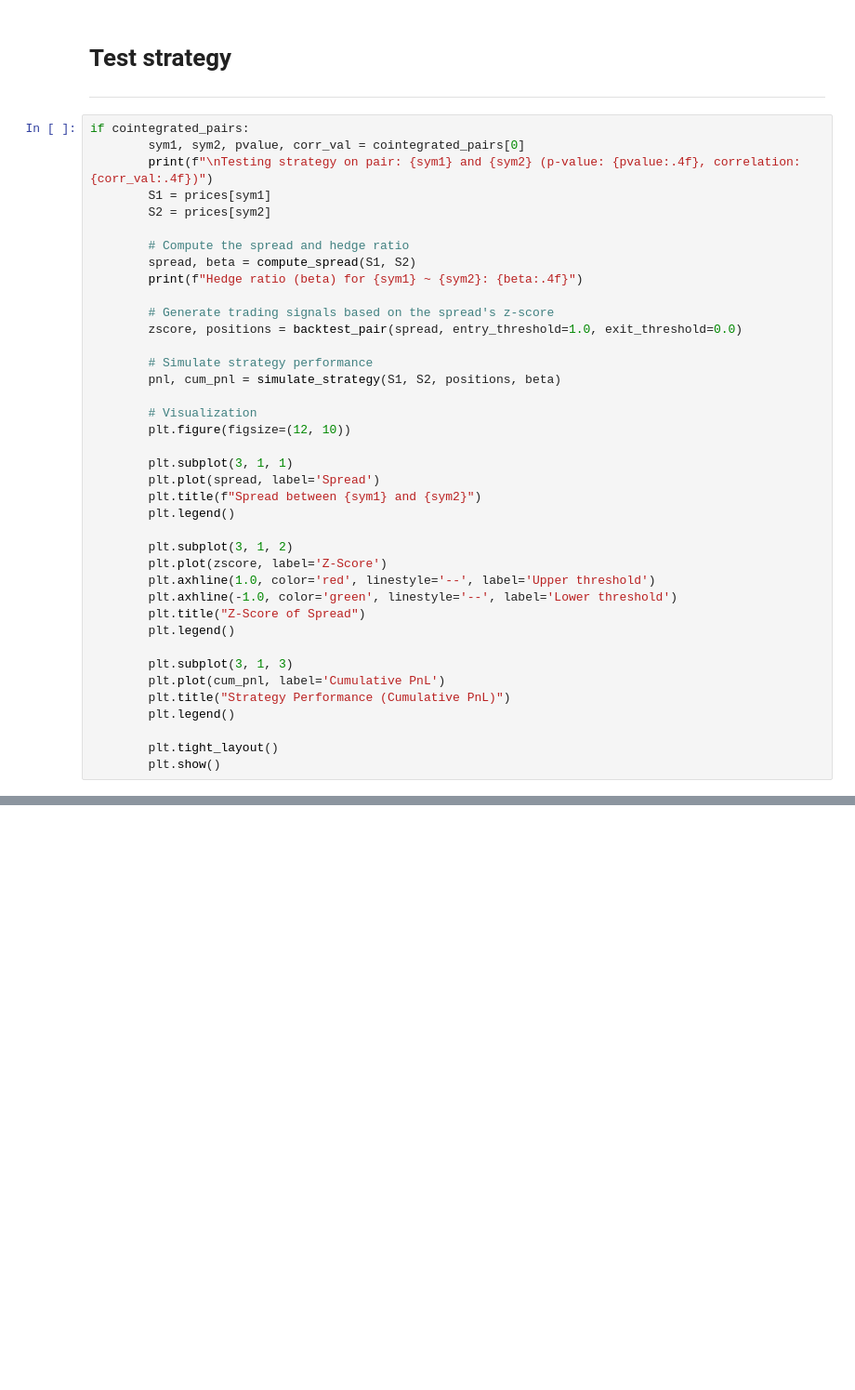
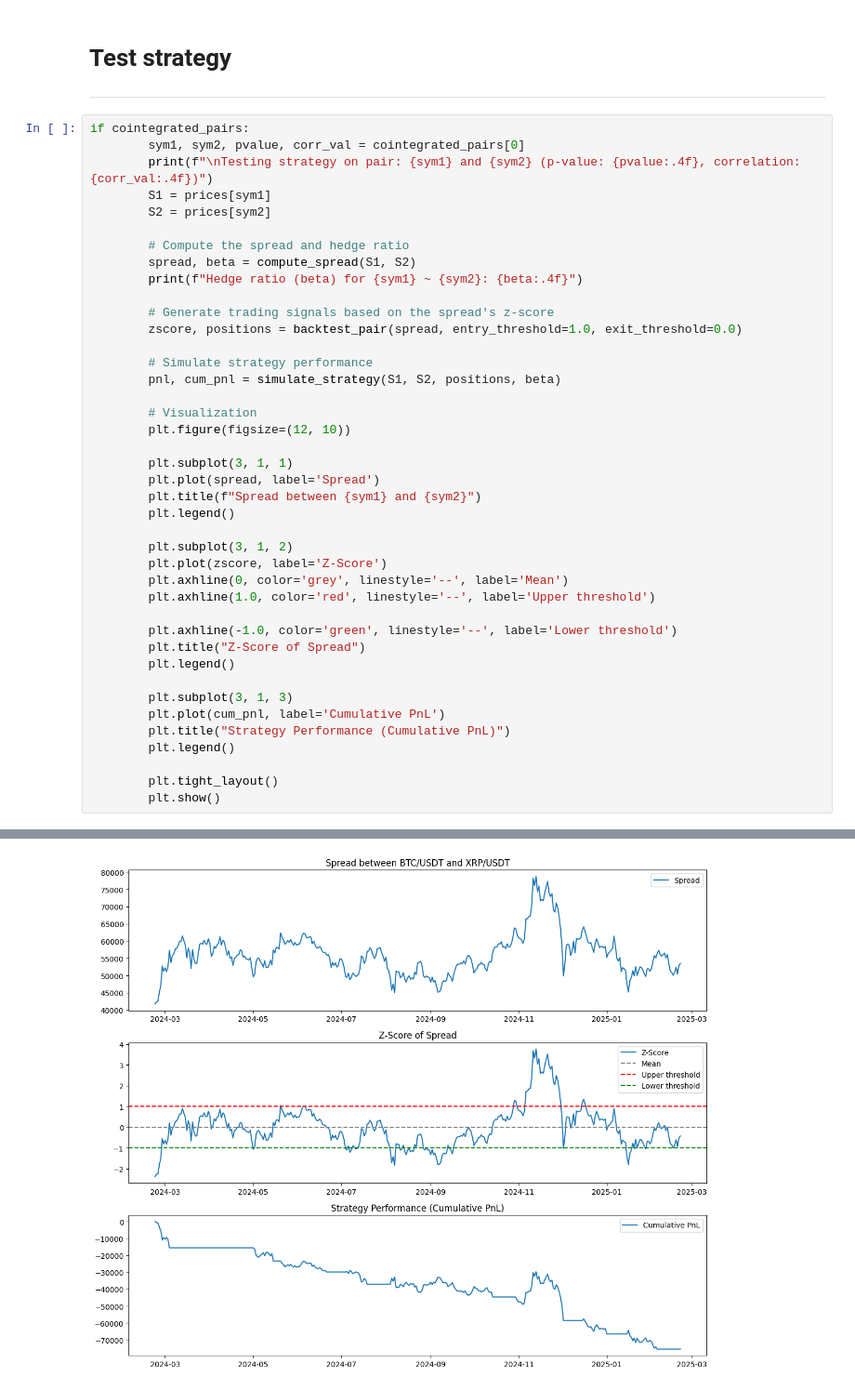
Before and after one commit to alexandrosdp/PairsTrading, a Jupyter notebook: main.ipynb, the cells around one changed output, grey strips where cells are left out. Shown at 93% size. Cells and saved outputs as stored; diff of their text form; blank space fills up the shorter version.

```diff
--- a/main.ipynb
+++ b/main.ipynb
@@ -90,7 +89,9 @@ if cointegrated_pairs:
 
         plt.subplot(3, 1, 2)
         plt.plot(zscore, label='Z-Score')
+        plt.axhline(0, color='grey', linestyle='--', label='Mean')
         plt.axhline(1.0, color='red', linestyle='--', label='Upper threshold')
+
         plt.axhline(-1.0, color='green', linestyle='--', label='Lower threshold')
         plt.title("Z-Score of Spread")
         plt.legend()
@@ -102,3 +103,4 @@ if cointegrated_pairs:
 
         plt.tight_layout()
         plt.show()
+# %% [output]
@@ -104,0 +109 @@ if cointegrated_pairs:
+[figure, added]
```
Also changed, not shown: parts of 3 cells of this notebook, 2 other files.
